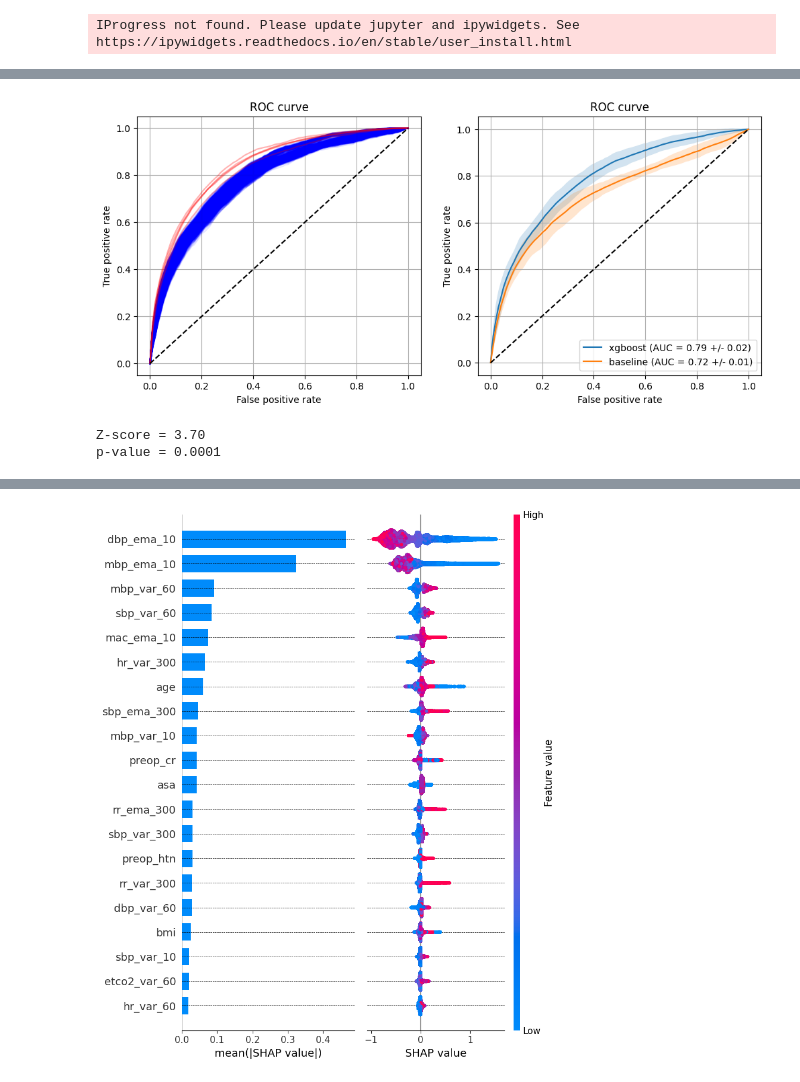
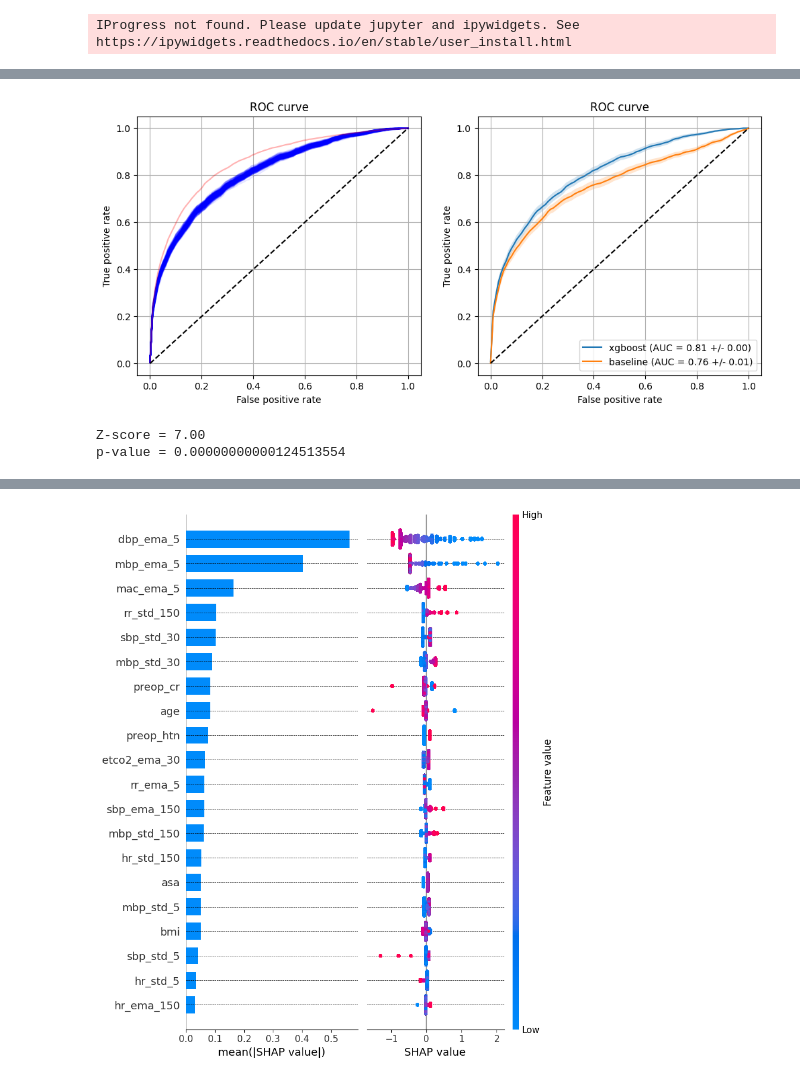
Before and after one commit to BobAubouin/hypotension_pred, a Jupyter notebook: scripts/xgboost_model.ipynb, the cells around one changed output, grey strips where cells are left out. Drawn from its saved outputs; the diff is of its cells as text; code cells hidden in the pictures.

Commit message:
update dataloader + model

```diff
--- a/scripts/xgboost_model.ipynb
+++ b/scripts/xgboost_model.ipynb
@@ -55,3 +19,17 @@ Number of selected segment: 95401
+# %%
+# import the data frame and add the meta data to the segments
+data = pd.read_parquet(Path('data/datasets/base_dataset/'))
+
+static = pd.read_parquet('data/datasets/meta.parquet')
+
+data = data.merge(static, on='caseid')
+
+data.asa = data.asa.astype(int)
+data.preop_htn = data.preop_htn.astype(int)
+
+
+train = data[data['split'] == 1]
+test = data[data['split'] == 0]
 # %%
 # for each subgoup of data, create a regressor and evaluate it
 from sklearn.metrics import auc, roc_curve
@@ -233,8 +162,7 @@ plt.figure(figsize=(12, 5))
 plt.subplot(1, 2, 1)
 for i in range(len(tpr_list)):
     plt.plot(fpr, tpr_list[i], 'b', alpha=0.1)
-for i in range(len(tpr_train_list)):
-    plt.plot(fpr, tpr_train_list[i], 'r', alpha=0.3)
+plt.plot(fpr, tpr_train, 'r', alpha=0.3)
 plt.plot([0, 1], [0, 1], 'k--')
 plt.xlabel('False positive rate')
 plt.ylabel('True positive rate')
@@ -246,7 +174,7 @@ plt.fill_between(fpr, tpr_mean - 2*tpr_std, tpr_mean + 2*tpr_std, alpha=0.2)
 plt.plot(fpr, tpr_mean, label=f'xgboost (AUC = {np.mean(auc_list):.2f} +/- {pd.Series(auc_list).std():.2f})')
 
 #add baseline to the plot
-df_baseline = pd.read_csv('data/baseline_roc.csv')
+df_baseline = pd.read_csv('data/results/baseline_roc.csv')
 plt.fill_between(df_baseline.fpr, df_baseline.tpr - 2*df_baseline.tpr_std, df_baseline.tpr + 2*df_baseline.tpr_std, alpha=0.2)
 plt.plot(df_baseline.fpr.values, df_baseline.tpr.values, label=f'baseline (AUC = {df_baseline.auc[0]:.2f} +/- {df_baseline.auc_std[0]:.2f})')
 
@@ -264,44 +192,42 @@ print(f'Z-score = {Z_score:.2f}')
 import scipy.stats
 p_value = scipy.stats.norm.sf(abs(Z_score)) #one-sided
 # p_value = 1 - 0.5*(1 + np.math.erf(Z_score/np.sqrt(2)))
-print(f'p-value = {p_value:.4f}')
+print(f'p-value = {p_value:.20f}')
 # %% [output]
-[figure, old version]
+[figure, new version]
-Z-score = 3.70
-p-value = 0.0001
+Z-score = 7.00
+p-value = 0.00000000000124513554
 # %%
 # use SHAP to explain the model
 shap.initjs()
 nb_max_feature = 20
-shap_values_tot = []
-test_data = pd.DataFrame()
-for cv, test in dataframe.groupby('cv_group'):
-    model = xgb.Booster()
-    model.load_model(f'data/models/xgb_{cv}.json')
-    explainer = shap.TreeExplainer(model)
-    shap_values = explainer.shap_values(test[FEATURE_NAME])
-    for shape in shap_values:
-        shap_values_tot.append(shape)
-    test_data= pd.concat([test_data, test[FEATURE_NAME]])
+
+model = xgb.Booster()
+model.load_model(f'data/models/xgb.json')
+explainer = shap.TreeExplainer(model)
+shap_values = explainer.shap_values(data[FEATURE_NAME])
+test_data = data[FEATURE_NAME]
+
+
 
 # plot the SHAP value
 plt.figure(figsize=(12, 5))
 plt.subplot(1, 2, 1)
 for i in range(nb_max_feature):
     plt.axhline(y=i, color='black', linestyle='--', linewidth=0.5)
-shap.summary_plot(np.array(shap_values_tot), test_data, feature_names=FEATURE_NAME, show=False, plot_type="bar", max_display=nb_max_feature)
+shap.summary_plot(shap_values, test_data, feature_names=FEATURE_NAME, show=False, plot_type="bar", max_display=nb_max_feature)
 plt.xlabel('mean(|SHAP value|)')
 plt.subplot(1, 2, 2)
-shap.summary_plot(np.array(shap_values_tot), test_data, feature_names=FEATURE_NAME, show=False, max_display=nb_max_feature)
+shap.summary_plot(shap_values, test_data, feature_names=FEATURE_NAME, show=False, max_display=nb_max_feature)
 #remove the y thick label
 plt.gca().set_yticklabels([])
 plt.xlabel('SHAP value')
 plt.tight_layout()
 #add horizontal line for each feture
 for i in range(nb_max_feature):
     plt.axhline(y=i, color='black', linestyle='--', linewidth=0.5)
 plt.savefig('./report/figures/shap_xgboost.pdf', bbox_inches='tight', dpi=600)
 plt.show()
 # %% [output]
 [interactive output not drawn]
-[figure, old version]
+[figure, new version]
```
Also changed, not shown: parts of 7 cells of this notebook, 5 other files.
